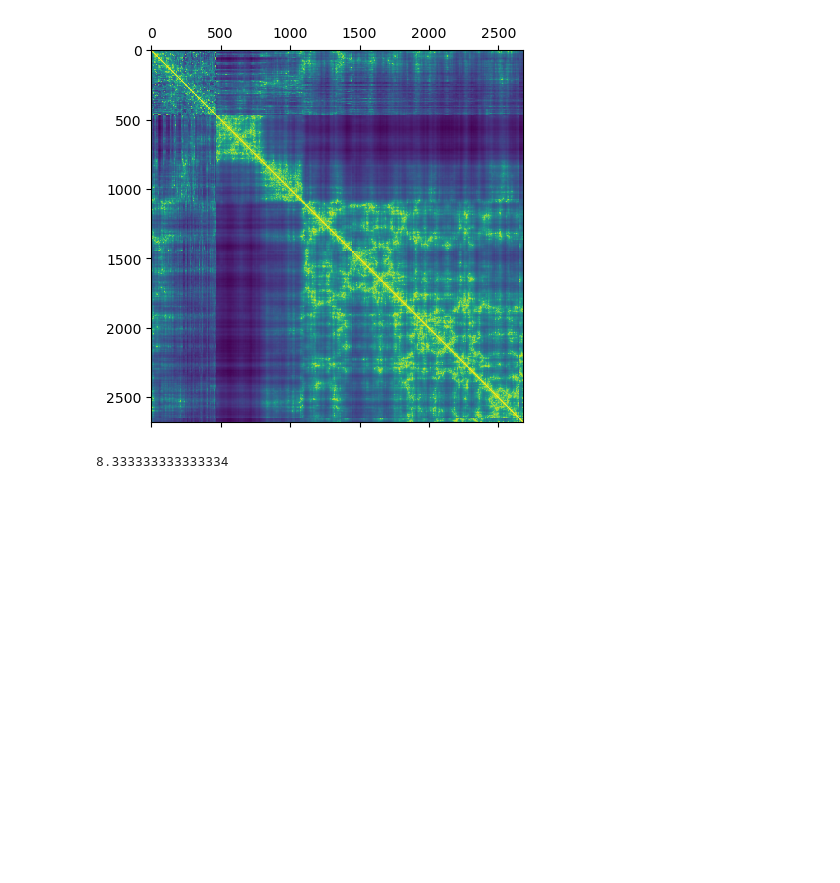
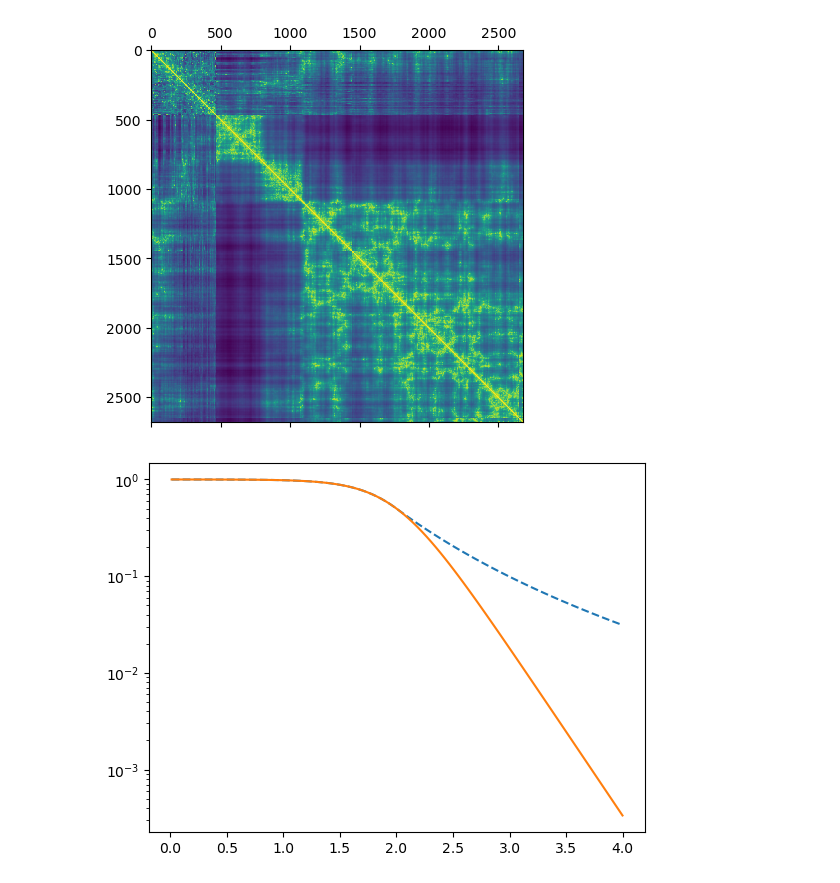
Before and after one commit to s-brahmachari/chromdyn, a Jupyter notebook: notebooks/polymer.ipynb, the cells around one changed output. Saved outputs shown, nothing was run; the diff lists cells and outputs as text; code cells hidden in the pictures; blank space fills up the shorter version.

```diff
--- a/notebooks/polymer.ipynb
+++ b/notebooks/polymer.ipynb
@@ -70,7 +93,22 @@ plt.matshow(np.log10(h))
 # %% [output]
 <matplotlib.image.AxesImage at 0x...>
 [figure]
-# %%
-(1_000_000/2000)/60
-# %% [output]
-8.333333333333334
+# %%
+def _calc_prob(r, mu, rc, p):
+    f = np.where(
+        r <= rc,
+        0.5 * (1 + np.tanh(mu * (rc - r))),
+        0.5 * (rc / r)**p
+    )
+    return f
+
+def fr(r, mu, rc):
+    return 0.5*(1+np.tanh(mu*(rc-r)))
+# %%
+r=np.linspace(0.01,4,100)
+
+plt.plot(r, _calc_prob(r, 2, 2, 4), '--')
+plt.plot(r, fr(r, 2.0, 2))
+plt.yscale('log')
+# %% [output]
+[figure, added]
```
Also changed, not shown: parts of 11 cells of this notebook, 6 other files.
